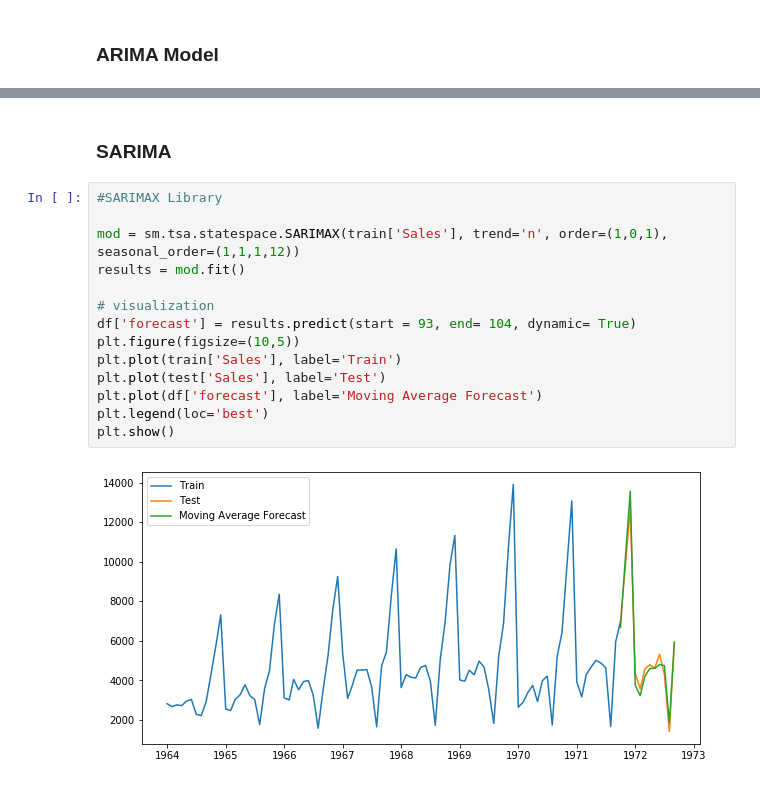
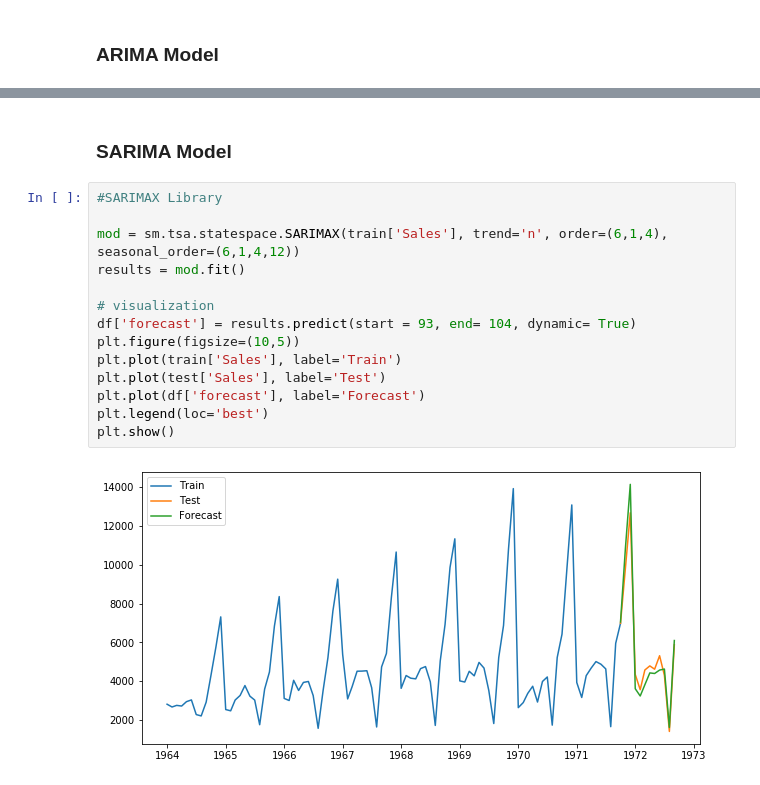
Before and after one commit to yashkanakia/Python, a Jupyter notebook: Time Series Analysis/Champagne_Sales_Forecasting/TimeSeries_ChampagneDataset.ipynb, the cells around one changed output, grey strips where cells are left out. Drawn from its saved outputs; the diff is of its cells as text.

```diff
--- a/Time Series Analysis/Champagne_Sales_Forecasting/TimeSeries_ChampagneDataset.ipynb
+++ b/Time Series Analysis/Champagne_Sales_Forecasting/TimeSeries_ChampagneDataset.ipynb
@@ -523,18 +537,18 @@ Root Mean Squared Error:  2970.0212942998287
 # %% [markdown]
-### SARIMA
+### SARIMA Model
 # %%
 #SARIMAX Library
 
-mod = sm.tsa.statespace.SARIMAX(train['Sales'], trend='n', order=(1,0,1), seasonal_order=(1,1,1,12))
+mod = sm.tsa.statespace.SARIMAX(train['Sales'], trend='n', order=(6,1,4), seasonal_order=(6,1,4,12))
 results = mod.fit()
 
 # visualization
 df['forecast'] = results.predict(start = 93, end= 104, dynamic= True)
 plt.figure(figsize=(10,5))
 plt.plot(train['Sales'], label='Train')
 plt.plot(test['Sales'], label='Test')
-plt.plot(df['forecast'], label='Moving Average Forecast')
+plt.plot(df['forecast'], label='Forecast')
 plt.legend(loc='best')
 plt.show()
 # %% [output]
-[figure, old version]
+[figure, new version]
```
Also changed, not shown: parts of 31 cells of this notebook, 1 other file.
